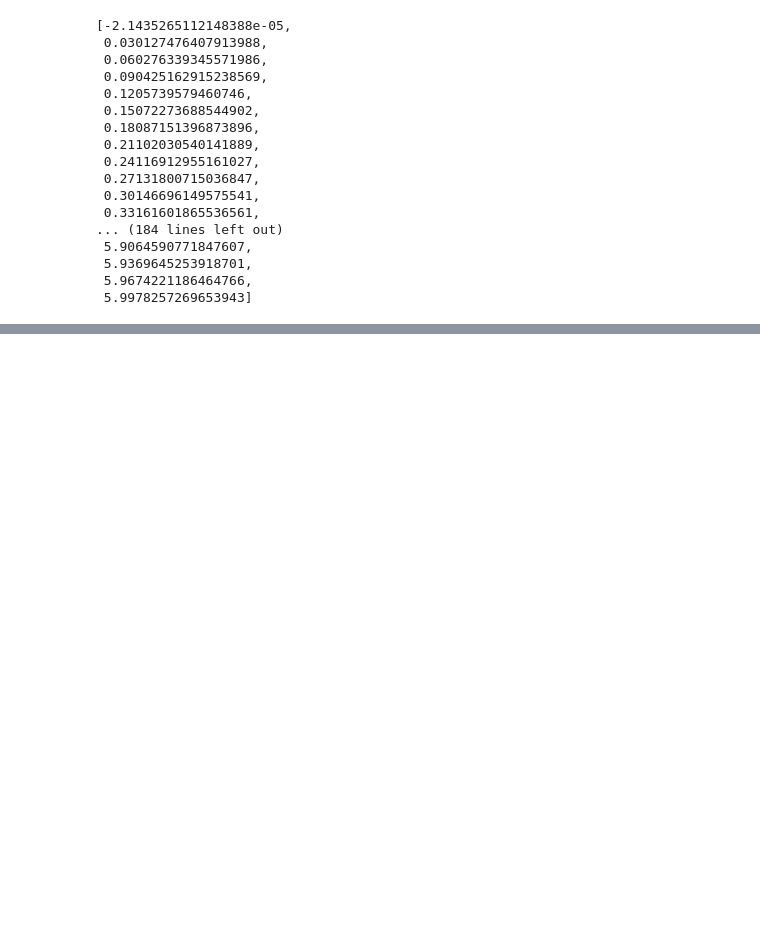
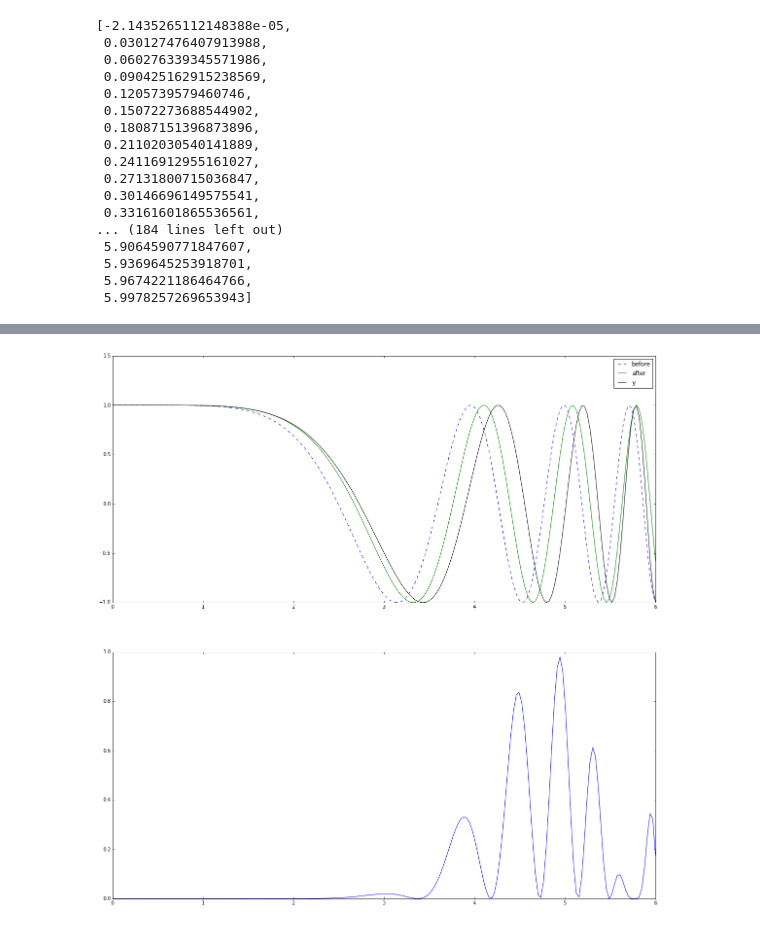
Before and after one commit to ptonner/pyFDA, a Jupyter notebook: examples/registrationByLocalRegression.ipynb, the cells around one changed output, grey strips where cells are left out. Cells and saved outputs as stored; diff of their text form; code cells hidden in the pictures; blank space fills up the shorter version.

```diff
--- a/examples/registrationByLocalRegression.ipynb
+++ b/examples/registrationByLocalRegression.ipynb
@@ -434,0 +477,13 @@ g
+# %%
+plt.figure(figsize=(20,20))
+
+plt.subplot(211)
+plt.plot(t,lr_iter1.xhats[0](t),'b--',label='before');
+plt.plot(t,lr_iter1.xhats[1](t),'g',label='after');
+plt.plot(t,y,'k',linewidth=1,label='y');
+plt.legend(loc="best")
+
+plt.subplot(212)
+plt.plot(t,(lr_iter1.xspline(t)-y)**2);
+# %% [output]
+[figure, added]
```
Also changed, not shown: parts of 23 cells of this notebook.
